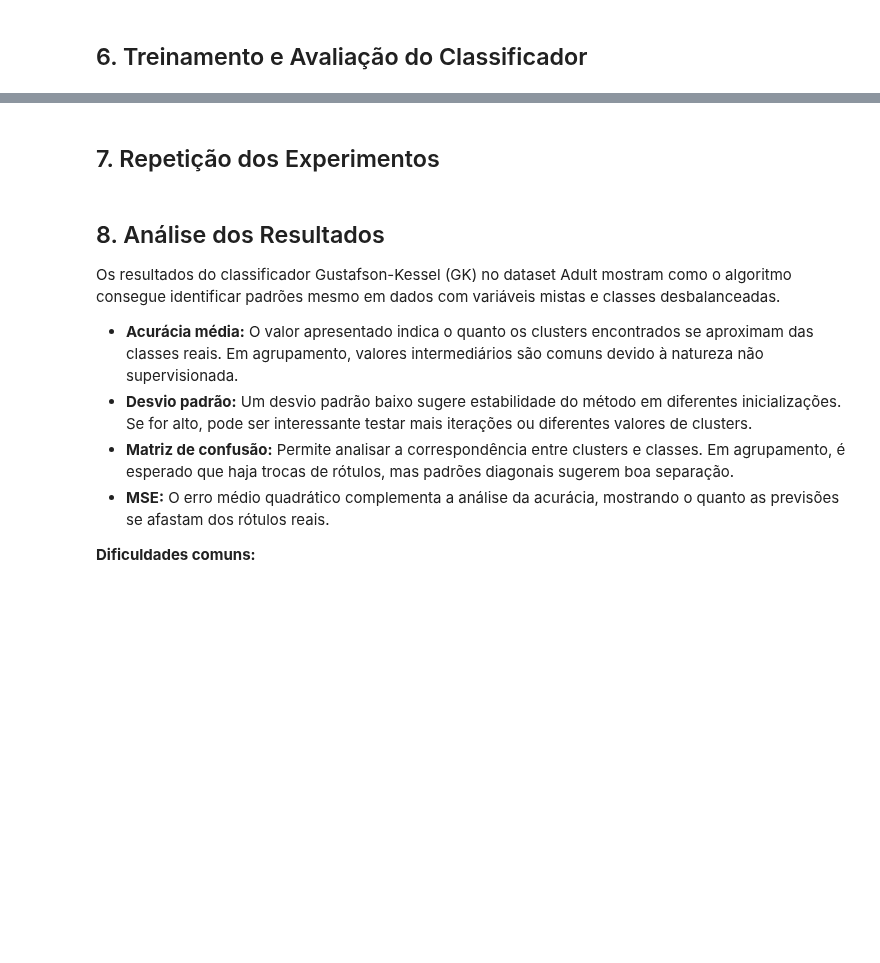
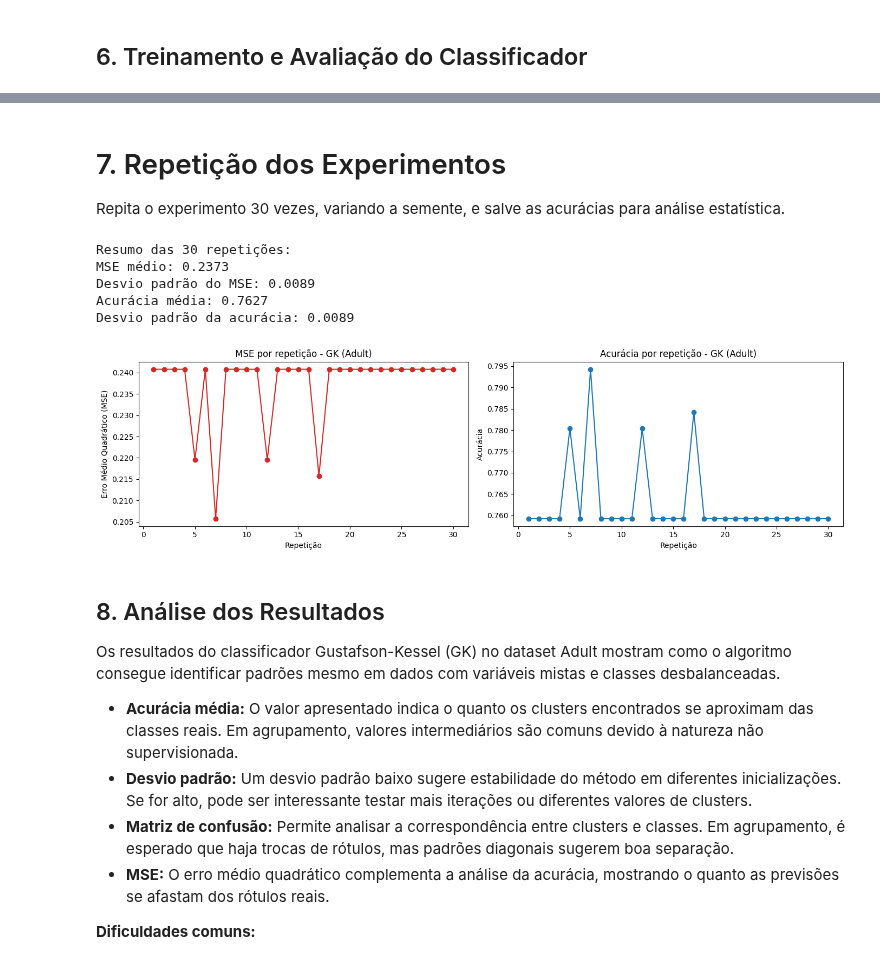
Before and after one commit to LeonardoVieiraGuimaraes/InteligenciaComputacional, a Jupyter notebook: Trabalho03/src/gk_adult.ipynb, the cells around one changed output, grey strips where cells are left out. Saved outputs shown, nothing was run; the diff lists cells and outputs as text; code cells hidden in the pictures; blank space fills up the shorter version.

```diff
--- a/Trabalho03/src/gk_adult.ipynb
+++ b/Trabalho03/src/gk_adult.ipynb
@@ -36,8 +68,9 @@ X = scaler.fit_transform(X)
 # %% [markdown]
 ## 3. Divisão dos Dados em Treino e Teste
 # %%
+y_bin = y  # já está codificado como 0/1 após o LabelEncoder
 X_train, X_test, y_train, y_test = train_test_split(
-    X, y, test_size=0.3, random_state=42, stratify=y)
+    X, y_bin, test_size=0.3, random_state=42, stratify=y_bin)
 # %% [markdown]
 ## 4. Definição do Número de Clusters (Método do Cotovelo)
 # %%
@@ -186,25 +186,52 @@ plt.show()
-# %% [markdown]
-## 7. Repetição dos Experimentos
+# %% [markdown]
+# 7. Repetição dos Experimentos
+
+Repita o experimento 30 vezes, variando a semente, e salve as acurácias para análise estatística.
 # %%
 acuracias = []
+mse_list = []
 for seed in range(1, 31):
     X_train, X_test, y_train, y_test = train_test_split(
         X, y, test_size=0.3, random_state=seed, stratify=y)
     clf = GKSupervisionado(n_clusters=n_clusters, m=2.0, max_iter=50, random_state=seed)
     clf.fit(X_train, y_train)
-    acc, _ = clf.evaluate(X_test, y_test)
+    y_pred = clf.predict(X_test)
+    acc = accuracy_score(y_test, y_pred)
+    mse = mean_squared_error(y_test, y_pred)
     acuracias.append(acc)
+    mse_list.append(mse)
 
 acuracias = np.array(acuracias)
+mse_array = np.array(mse_list)
+
+print(f"\nResumo das 30 repetições:")
+print(f'MSE médio: {mse_array.mean():.4f}')
+print(f'Desvio padrão do MSE: {mse_array.std():.4f}')
 print(f'Acurácia média: {acuracias.mean():.4f}')
-print(f'Desvio padrão: {acuracias.std():.4f}')
+print(f'Desvio padrão da acurácia: {acuracias.std():.4f}')
 
-plt.figure(figsize=(8,4))
-plt.plot(range(1,31), acuracias, marker='o')
-plt.xlabel('Repetição')
-plt.ylabel('Acurácia')
-plt.title('Acurácia por repetição - GK (Adult)')
-plt.savefig('img/gk_adult_accuracy_repetitions.png')
+fig, axs = plt.subplots(1, 2, figsize=(14,4))
+axs[0].plot(range(1, 31), mse_array, marker='o', color='tab:red')
+axs[0].set_xlabel('Repetição')
+axs[0].set_ylabel('Erro Médio Quadrático (MSE)')
+axs[0].set_title('MSE por repetição - GK (Adult)')
+axs[1].plot(range(1,31), acuracias, marker='o', color='tab:blue')
+axs[1].set_xlabel('Repetição')
+axs[1].set_ylabel('Acurácia')
+axs[1].set_title('Acurácia por repetição - GK (Adult)')
+plt.tight_layout()
+plt.savefig('img/gk_adult_mse_accuracy_repetitions.png')
+plt.show()
+
+# Salvar resultados para análise posterior
+np.save('img/gk_adult_mse_repetitions.npy', mse_array)
+np.savetxt('img/gk_adult_mse_repetitions.csv', mse_array, delimiter=',')
 np.save('img/gk_adult_accuracies.npy', acuracias)
 np.savetxt('img/gk_adult_accuracies.csv', acuracias, delimiter=',')
-plt.show()
+# %% [output]
+Resumo das 30 repetições:
+MSE médio: 0.2373
+Desvio padrão do MSE: 0.0089
+Acurácia média: 0.7627
+Desvio padrão da acurácia: 0.0089
+[figure, added]
```
Also changed, not shown: parts of 6 cells of this notebook, 19 other files.
